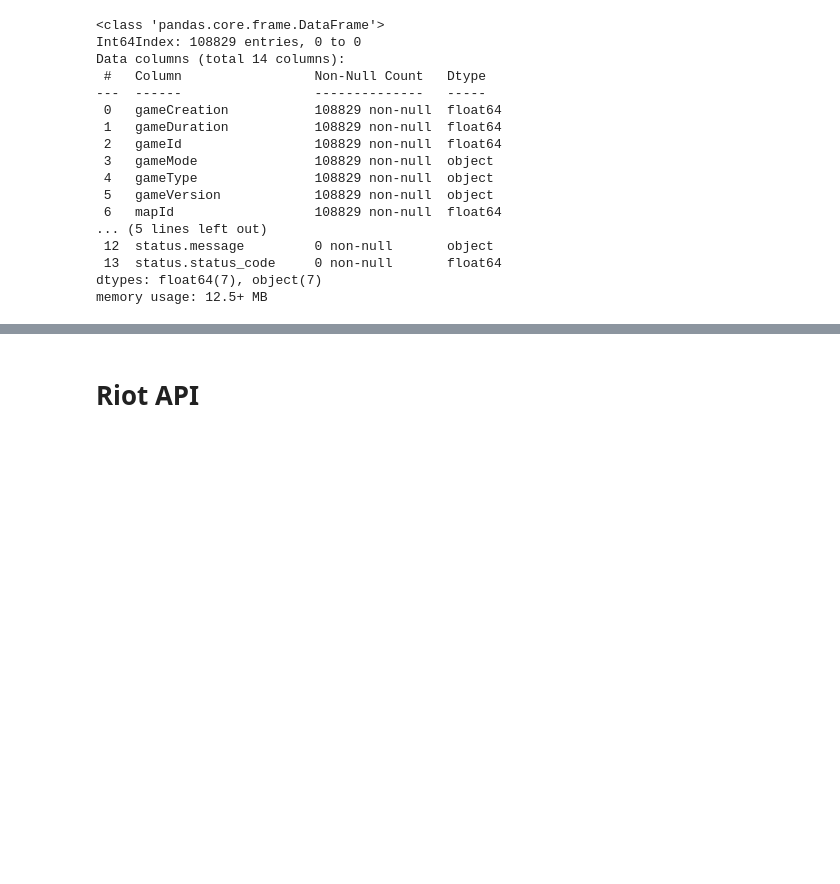
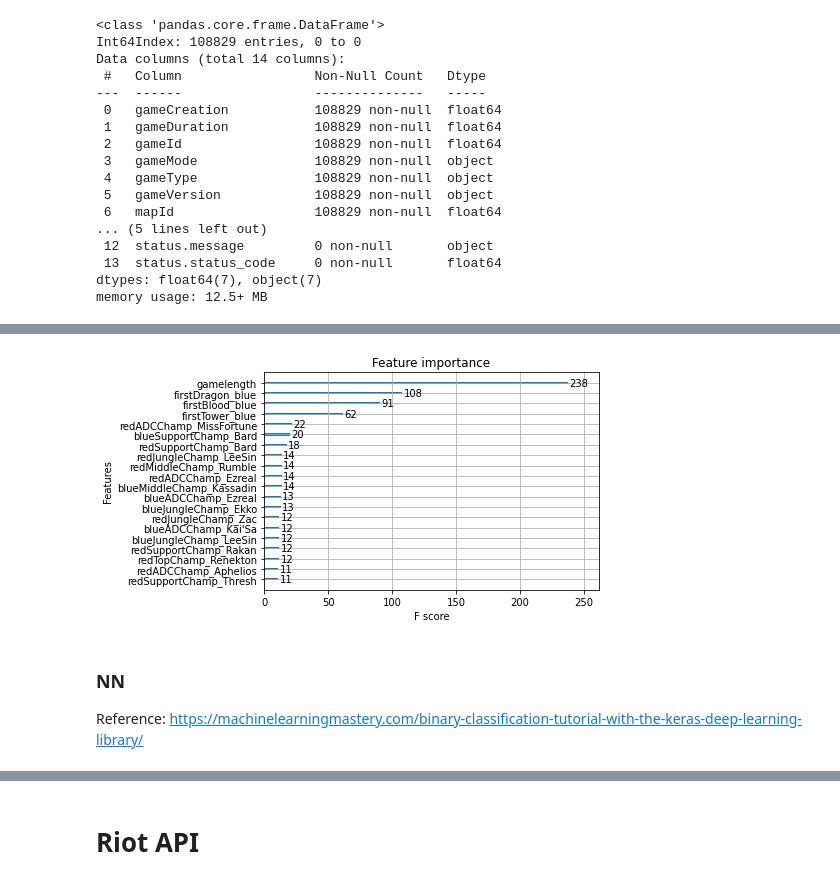
Before and after one commit to ksun0/league-of-data, a Jupyter notebook: cis545_final_project_LoL.ipynb, the cells around one changed output, grey strips where cells are left out. Saved outputs shown, nothing was run; the diff lists cells and outputs as text; code cells hidden in the pictures; blank space fills up the shorter version.

Commit message:
noteobok and data zip

```diff
--- a/cis545_final_project_LoL.ipynb
+++ b/cis545_final_project_LoL.ipynb
@@ -1666,0 +1880,39 @@ strip_na_df.apply(
+# %%
+# on top of RF's bagging, use boosting
+
+param_grid = {
+    'learning_rate': [0.1, 0.01, 0.05],
+    'n_estimators': [40, 100, 140],
+    'max_depth': [3, 4, 5] # 100, 125, 150
+#     'min_child_weight': [1, 5, 10],
+#     'gamma': [0.4, 0.5, 1, 1.5, 2, 5],
+#     'subsample': [0.6, 0.8, 1.0],
+#     'colsample_bytree': [0.6, 0.8, 1.0],
+#     'scale_pos_weight': [1],
+#     'reg_alpha': [1e-5]
+}
+
+clf_xgb = xgb.XGBClassifier()
+f1_scorer = make_scorer(f1_score, pos_label=1) # in this case, "positive" means red wins/blue loses: y=result=1, "negative" means blue wins: y=result=0
+clf_xgb_grid = GridSearchCV(clf_xgb, scoring=f1_scorer, param_grid=param_grid, cv=5)
+clf_xgb_grid.fit(strip_na_df_x_train, strip_na_df_y_train)
+
+print(clf_xgb_grid.best_params_)
+
+clf_xgb = clf_xgb_grid.best_estimator_
+dump(clf_xgb, 'data/clf_xgb_challenger.joblib')
+clf_xgb = load('data/clf_xgb_challenger.joblib')
+print(clf_xgb)
+
+y_pred_train = clf_xgb.predict(strip_na_df_x_train)
+print("F1 score and accuracy score for training set: {f1:.4f} , {acc:.4f}.".
+      format(f1=f1_score(strip_na_df_y_train, y_pred_train, pos_label=0),
+             acc=sum(strip_na_df_y_train == y_pred_train) /
+             float(len(y_pred_train))))
+
+y_pred_test = clf_xgb.predict(strip_na_df_x_test)
+print("F1 score and accuracy score for test set: {f1:.4f} , {acc:.4f}.".format(
+    f1=f1_score(strip_na_df_y_test, y_pred_test, pos_label=0),
+    acc=sum(strip_na_df_y_test == y_pred_test) / float(len(y_pred_test))))
+
+print(classification_report(strip_na_df_y_test, y_pred_test))
@@ -1666,0 +1937,9 @@ strip_na_df.apply(
+# %%
+# plot feature importance
+plot_importance(clf_xgb, max_num_features=20)
+plt.show()
+# %% [output]
+[figure, added]
+# %% [markdown]
+### NN
+Reference: https://machinelearningmastery.com/binary-classification-tutorial-with-the-keras-deep-learning-library/
```
Also changed, not shown: parts of 50 cells of this notebook, 5 other files.
